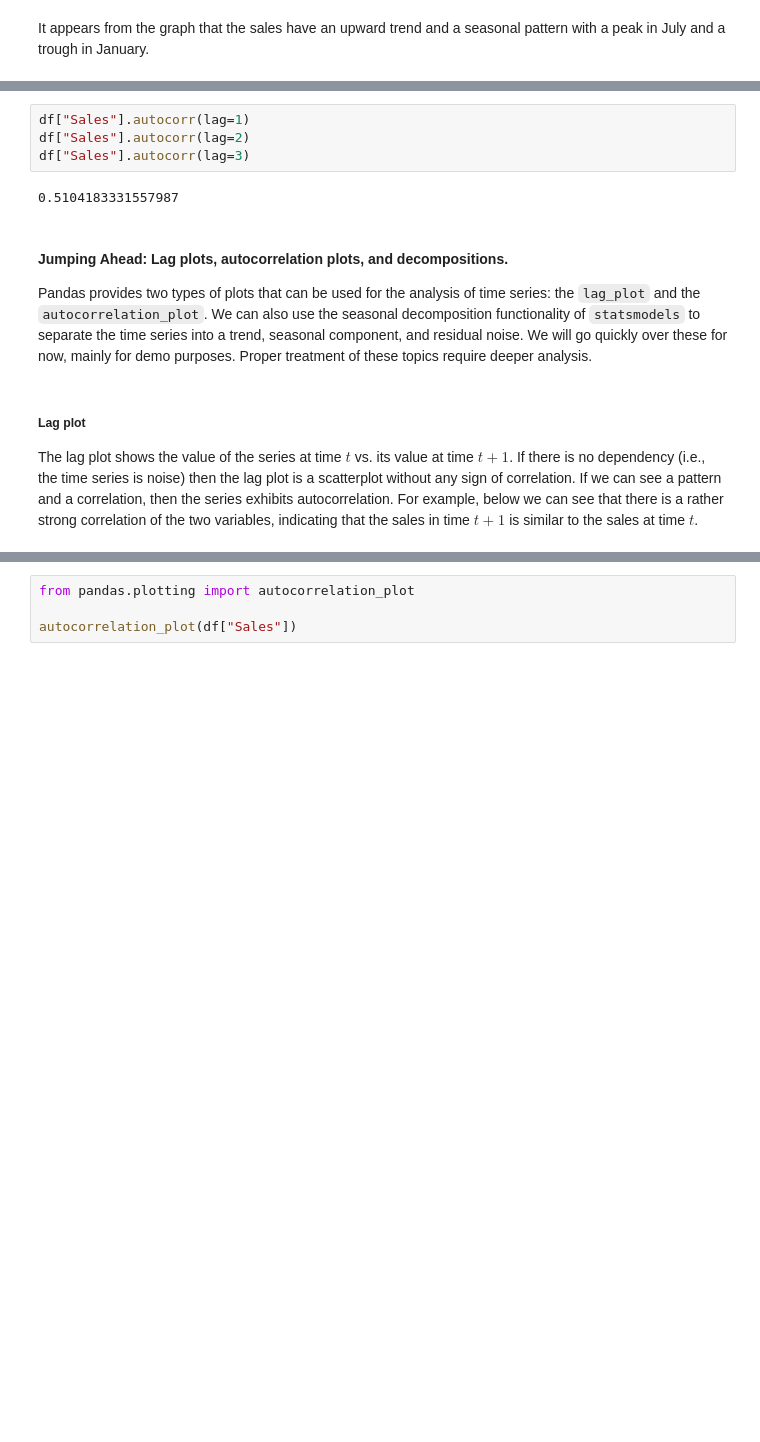
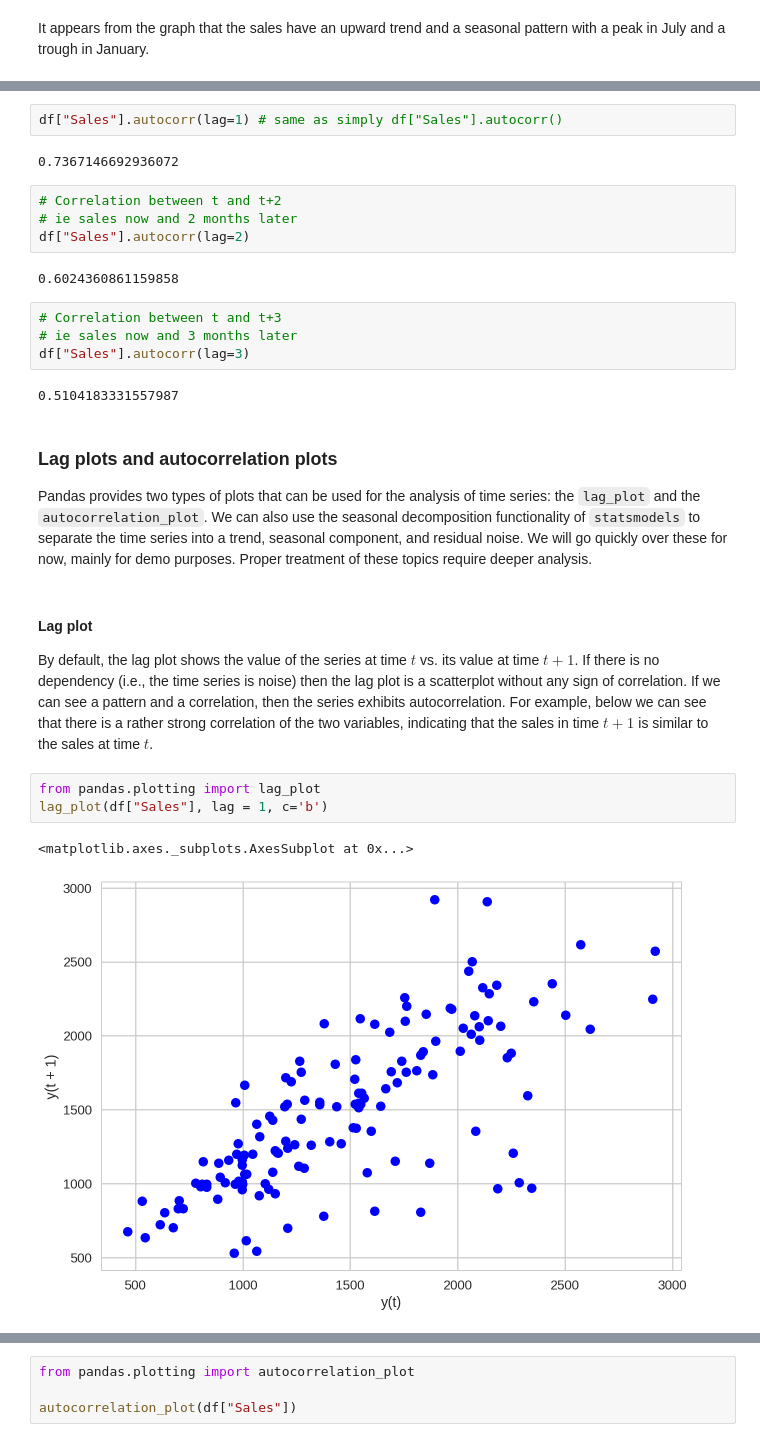
Before and after one commit to ipeirotis/dealing_with_data, a Jupyter notebook: 05-Time_Series/A-Introduction_to_Time_Series_using_Pandas.ipynb, the cells around one changed output, grey strips where cells are left out. Cells and saved outputs as stored; diff of their text form; blank space fills up the shorter version.

```diff
--- a/05-Time_Series/A-Introduction_to_Time_Series_using_Pandas.ipynb
+++ b/05-Time_Series/A-Introduction_to_Time_Series_using_Pandas.ipynb
@@ -105,14 +111,30 @@ It appears from the graph that the sales have an upward trend and a seasonal pat
 # %%
-df["Sales"].autocorr(lag=1)
-df["Sales"].autocorr(lag=2)
-df["Sales"].autocorr(lag=3)
+df["Sales"].autocorr(lag=1) # same as simply df["Sales"].autocorr()
 # %% [output]
-0.5104183331557987
+0.7367146692936072
+# %%
+# Correlation between t and t+2
+# ie sales now and 2 months later
+df["Sales"].autocorr(lag=2)
+# %% [output]
+0.6024360861159858
+# %%
+# Correlation between t and t+3
+# ie sales now and 3 months later
+df["Sales"].autocorr(lag=3)
+# %% [output]
+0.5104183331557987
 # %% [markdown]
-#### Jumping Ahead: Lag plots, autocorrelation plots, and decompositions.
+### Lag plots and  autocorrelation plots
 
 Pandas provides two types of plots that can be used for the analysis of time series: the `lag_plot` and the `autocorrelation_plot`. We can also use the seasonal decomposition functionality of `statsmodels` to separate the time series into a trend, seasonal component, and residual noise. We will go quickly over these for now, mainly for demo purposes. Proper treatment of these topics require deeper analysis.
 # %% [markdown]
-##### Lag plot
+#### Lag plot
 
-The lag plot shows the value of the series at time $t$ vs. its value at time $t+1$. If there is no dependency (i.e., the time series is noise) then the lag plot is a scatterplot without any sign of correlation. If we can see a pattern and a correlation, then the series exhibits autocorrelation. For example, below we can see that there is a rather strong correlation of the two variables, indicating that the sales in time $t+1$ is similar to the sales at time $t$.
+By default, the lag plot shows the value of the series at time $t$ vs. its value at time $t+1$. If there is no dependency (i.e., the time series is noise) then the lag plot is a scatterplot without any sign of correlation. If we can see a pattern and a correlation, then the series exhibits autocorrelation. For example, below we can see that there is a rather strong correlation of the two variables, indicating that the sales in time $t+1$ is similar to the sales at time $t$.
+# %%
+from pandas.plotting import lag_plot
+lag_plot(df["Sales"], lag = 1, c='b')
+# %% [output]
+<matplotlib.axes._subplots.AxesSubplot at 0x...>
+[figure, added]
```
Also changed, not shown: parts of 14 cells of this notebook.
